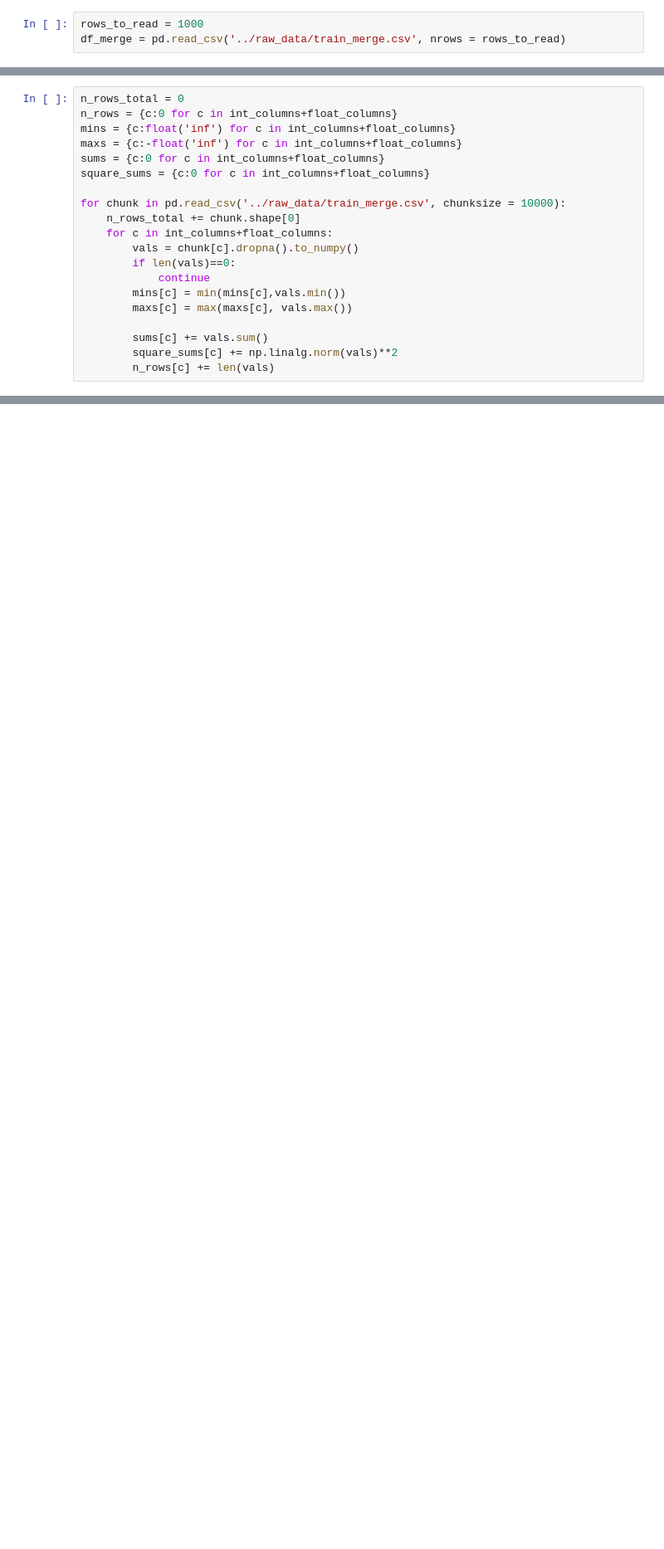
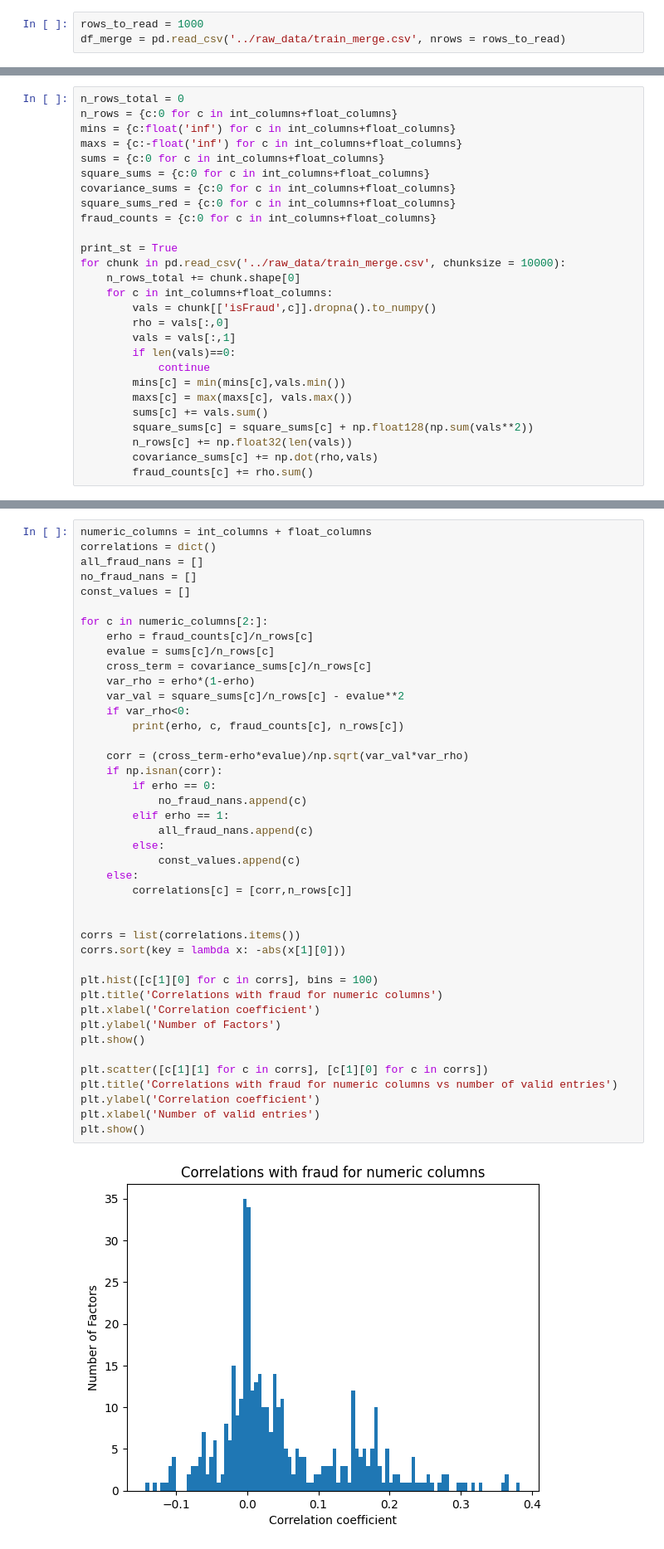
Before and after one commit to djclancy/ieee_fraud, a Jupyter notebook: exploratory_analysis/first_analysis.ipynb, the cells around one changed output, grey strips where cells are left out. Shown at 83% size. Saved outputs shown, nothing was run; the diff lists cells and outputs as text; blank space fills up the shorter version.

```diff
--- a/exploratory_analysis/first_analysis.ipynb
+++ b/exploratory_analysis/first_analysis.ipynb
@@ -26,19 +30,26 @@ mins = {c:float('inf') for c in int_columns+float_columns}
 maxs = {c:-float('inf') for c in int_columns+float_columns}
 sums = {c:0 for c in int_columns+float_columns}
 square_sums = {c:0 for c in int_columns+float_columns}
+covariance_sums = {c:0 for c in int_columns+float_columns}
+square_sums_red = {c:0 for c in int_columns+float_columns}
+fraud_counts = {c:0 for c in int_columns+float_columns}
 
+print_st = True
 for chunk in pd.read_csv('../raw_data/train_merge.csv', chunksize = 10000):
     n_rows_total += chunk.shape[0]
     for c in int_columns+float_columns:
-        vals = chunk[c].dropna().to_numpy()
+        vals = chunk[['isFraud',c]].dropna().to_numpy()
+        rho = vals[:,0]
+        vals = vals[:,1]
         if len(vals)==0:
             continue
         mins[c] = min(mins[c],vals.min())
         maxs[c] = max(maxs[c], vals.max())
-
         sums[c] += vals.sum()
-        square_sums[c] += np.linalg.norm(vals)**2
-        n_rows[c] += len(vals)
+        square_sums[c] = square_sums[c] + np.float128(np.sum(vals**2))
+        n_rows[c] += np.float32(len(vals))
+        covariance_sums[c] += np.dot(rho,vals)
+        fraud_counts[c] += rho.sum()
 # %%
 for c,v in n_rows.items():
     print(c, np.round(v/n_rows_total, 4), np.round(sums[c]/v,4),  np.round(square_sums[c]/v-(sums[c]/v)**2,4))
@@ -60,3 +71,47 @@ id_24 0.008 12.8009 5.6273
 id_25 0.0087 329.6089 9496.813
 id_26 0.0087 149.0703 1030.3385
 id_32 0.1314 26.5086 13.9687
+# %%
+numeric_columns = int_columns + float_columns
+correlations = dict()
+all_fraud_nans = []
+no_fraud_nans = []
+const_values = []
+
+for c in numeric_columns[2:]:
+    erho = fraud_counts[c]/n_rows[c]
+    evalue = sums[c]/n_rows[c]
+    cross_term = covariance_sums[c]/n_rows[c]
+    var_rho = erho*(1-erho)
+    var_val = square_sums[c]/n_rows[c] - evalue**2
+    if var_rho<0:
+        print(erho, c, fraud_counts[c], n_rows[c])
+
+    corr = (cross_term-erho*evalue)/np.sqrt(var_val*var_rho)
+    if np.isnan(corr):
+        if erho == 0:
+            no_fraud_nans.append(c)
+        elif erho == 1:
+            all_fraud_nans.append(c)
+        else:
+            const_values.append(c)
+    else:
+        correlations[c] = [corr,n_rows[c]]
+
+
+corrs = list(correlations.items())
+corrs.sort(key = lambda x: -abs(x[1][0]))
+
+plt.hist([c[1][0] for c in corrs], bins = 100)
+plt.title('Correlations with fraud for numeric columns')
+plt.xlabel('Correlation coefficient')
+plt.ylabel('Number of Factors')
+plt.show()
+
+plt.scatter([c[1][1] for c in corrs], [c[1][0] for c in corrs])
+plt.title('Correlations with fraud for numeric columns vs number of valid entries')
+plt.ylabel('Correlation coefficient')
+plt.xlabel('Number of valid entries')
+plt.show()
+# %% [output]
+[figure, added]
```
Also changed, not shown: parts of 8 cells of this notebook.
